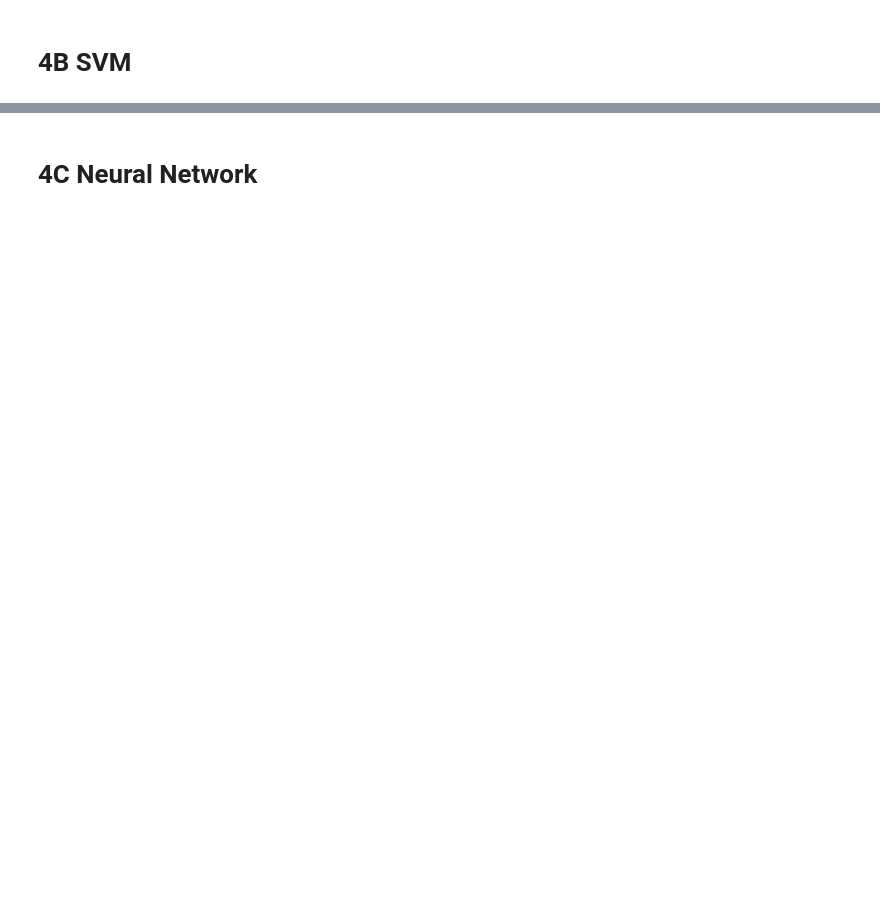
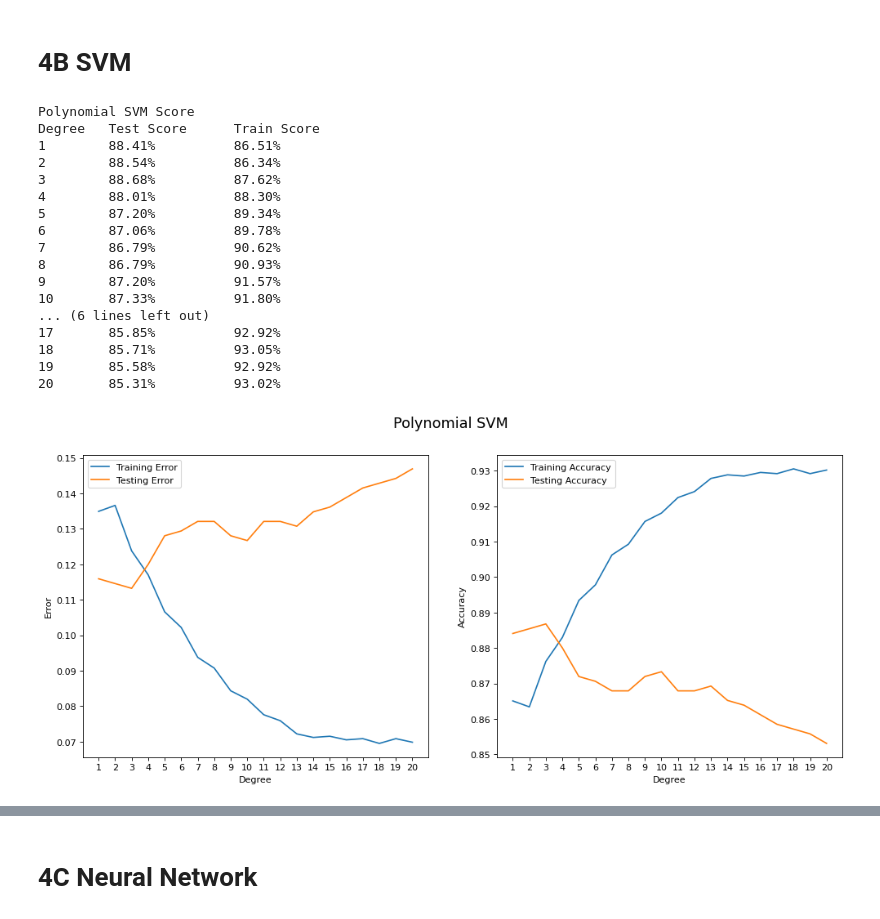
Before and after one commit to CoolestAIKids/formula1, a Jupyter notebook: src/formula1.ipynb, the cells around one changed output, grey strips where cells are left out. Drawn from its saved outputs; the diff is of its cells as text; code cells hidden in the pictures; blank space fills up the shorter version.

Commit message:
add: new plotting functions, inline comments
Signed-off-by: rishyak <hello@rishyak.com>

```diff
--- a/src/formula1.ipynb
+++ b/src/formula1.ipynb
@@ -230,9 +247,22 @@ def polynomial_logistic_regression(X_train, Y_train, X_test, Y_test, max_degree=
 
     return training_error, testing_error, training_acc, testing_acc
 # %%
+max_degree = 7
 (
     training_error,
     testing_error,
     training_acc,
     testing_acc,
-) = polynomial_logistic_regression(X_train, Y_train, X_test, Y_test, max_degree=7)
+) = polynomial_logistic_regression(
+    X_train, Y_train, X_test, Y_test, max_degree=max_degree
+)
+
+plot(
+    training_error,
+    testing_error,
+    training_acc,
+    testing_acc,
+    range(1, max_degree + 1),
+    "Degree",
+    title="Polynomial Logistic Regression",
+)
@@ -313,4 +270,0 @@ def polynomial_svm(X_train, Y_train, X_test, Y_test, max_degree=6):
-# %%
-training_error, testing_error, training_acc, testing_acc = polynomial_svm(
-    X_train, Y_train, X_test, Y_test, max_degree=5
-)
@@ -318,0 +358,38 @@ plot(training_error, testing_error, training_acc, testing_acc)
+# %%
+# Set overkill max degree
+max_degree = 20
+
+# Get polynomial logistic regression
+training_error, testing_error, training_acc, testing_acc = polynomial_svm(
+    X_train, Y_train, X_test, Y_test, max_degree=max_degree
+)
+
+# Plot
+plot(
+    training_error,
+    testing_error,
+    training_acc,
+    testing_acc,
+    range(1, max_degree + 1),
+    "Degree",
+    title="Polynomial SVM",
+)
+# %% [output]
+Polynomial SVM Score
+Degree   Test Score      Train Score
+1        88.41%          86.51%
+2        88.54%          86.34%
+3        88.68%          87.62%
+4        88.01%          88.30%
+5        87.20%          89.34%
+6        87.06%          89.78%
+7        86.79%          90.62%
+8        86.79%          90.93%
+9        87.20%          91.57%
+10       87.33%          91.80%
+... (6 lines left out)
+17       85.85%          92.92%
+18       85.71%          93.05%
+19       85.58%          92.92%
+20       85.31%          93.02%
+[figure, added]
```
Also changed, not shown: parts of 20 cells of this notebook.
